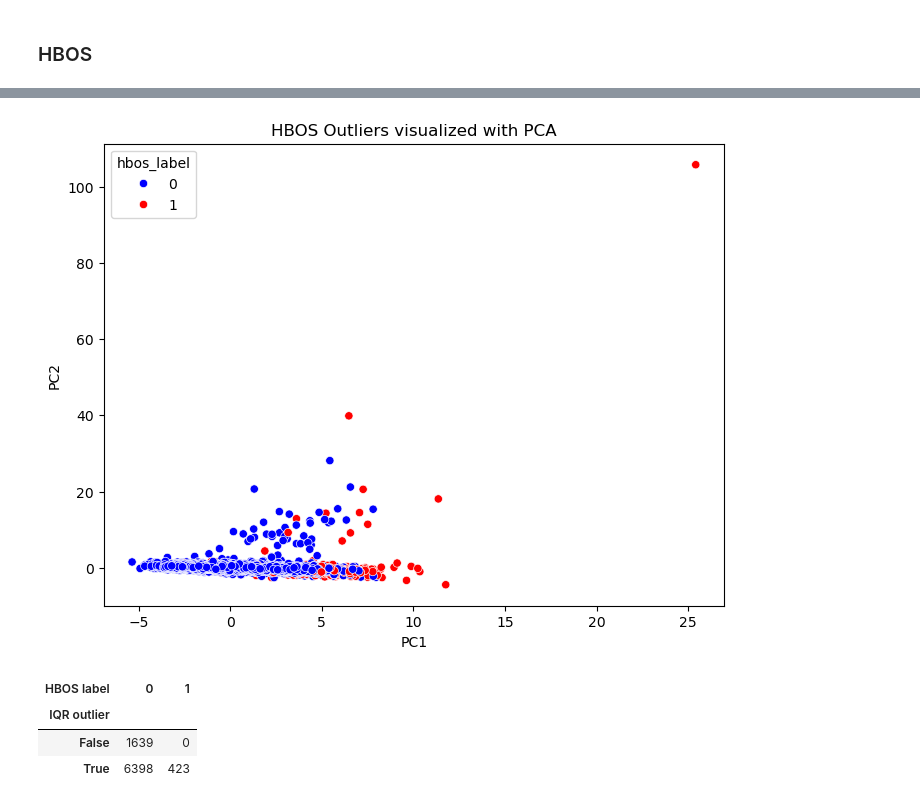
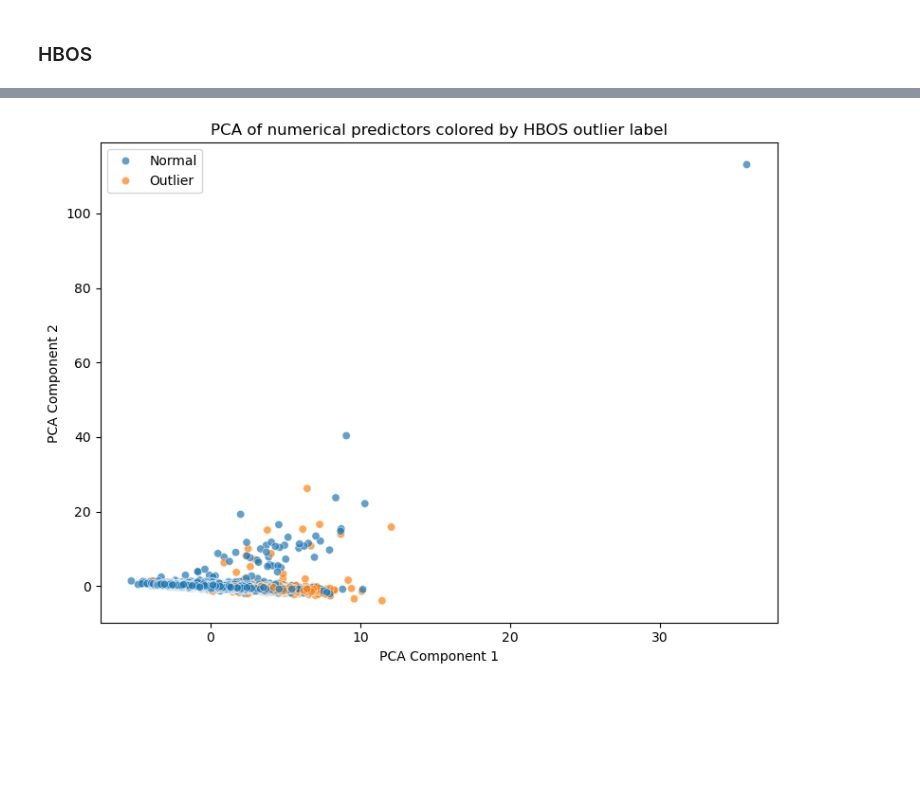
Before and after one commit to lorenzobuccolini03/Data-Mining---Advanced-Topics, a Jupyter notebook: Outliers_Detection/Naive_Approaches.ipynb, the cells around one changed output, grey strips where cells are left out. Saved outputs shown, nothing was run; the diff lists cells and outputs as text; code cells hidden in the pictures; blank space fills up the shorter version.

```diff
--- a/Outliers_Detection/Naive_Approaches.ipynb
+++ b/Outliers_Detection/Naive_Approaches.ipynb
@@ -219,8 +517,7 @@ HBOS(alpha=0.1, contamination=0.05, n_bins=10, tol=0.5)
 # %%
-df_hbos = df.copy()
+# HBOS predicted labels
 
-df_hbos["hbos_score"] = hbos.decision_scores_
-df_hbos["hbos_label"] = hbos.labels_
+hbos_labels = clf_hbos.labels_
 
-df_hbos[["hbos_score", "hbos_label"]].head()
+np.unique(hbos_labels, return_counts=True)
 # %% [output]
@@ -233,7 +525,11 @@ df_hbos[["hbos_score", "hbos_label"]].head()
 # %%
-n_outliers = df_hbos["hbos_label"].sum()
-perc_outliers = n_outliers / len(df_hbos) * 100
+hbos_results = pd.DataFrame({
 
-print("Number of HBOS outliers:", n_outliers)
-print("Percentage of HBOS outliers:", round(perc_outliers, 2), "%")
+    "hbos_score": hbos_scores,
+
+    "hbos_outlier": hbos_labels
+
+}, index=df.index)
+
+hbos_results.head()
 # %% [output]
@@ -292,38 +647,33 @@ plt.show()
 # %%
-#try to visualize the outliers in a 2D space using PCA
+#try to visualize outliers vs normal points through PCA
 from sklearn.decomposition import PCA
-
+from sklearn.preprocessing import StandardScaler
+# Standardize the data
+scaler = StandardScaler()
+X_scaled = scaler.fit_transform(X_hbos)
+# Apply PCA
 pca = PCA(n_components=2)
 X_pca = pca.fit_transform(X_scaled)
-
-df_hbos["PC1"] = X_pca[:, 0]
-df_hbos["PC2"] = X_pca[:, 1]
-
+# Create a DataFrame for plotting
+pca_df = pd.DataFrame({
+    "PCA1": X_pca[:, 0],
+    "PCA2": X_pca[:, 1],
+    "HBOS_label": hbos_results["hbos_outlier"].map({0: "Normal", 1: "Outlier"})
+})
+# Plot the PCA results
 plt.figure(figsize=(8, 6))
 sns.scatterplot(
-    data=df_hbos,
-    x="PC1",
-    y="PC2",
-    hue="hbos_label",
-    palette={0: "blue", 1: "red"}
+    data=pca_df,
+    x="PCA1",
+    y="PCA2",
+    hue="HBOS_label",
+    alpha=0.7
 )
-
-plt.title("HBOS Outliers visualized with PCA")
+plt.title("PCA of numerical predictors colored by HBOS outlier label")
+plt.xlabel("PCA Component 1")
+plt.ylabel("PCA Component 2")
+plt.legend()
+plt.tight_layout()
 plt.show()
 # %% [output]
-[figure, old version]
+[figure, new version]
-# %%
-#comparison between IQR outliers and HBOS outliers
-comparison = pd.crosstab(
-    df_outlier_summary["is_iqr_outlier"],
-    df_hbos["hbos_label"],
-    rownames=["IQR outlier"],
-    colnames=["HBOS label"]
-)
-
-comparison
-# %% [output]
-| HBOS label | 0 | 1 |
-| IQR outlier |  |  |
-| False | 1639 | 0 |
-| True | 6398 | 423 |
```
Also changed, not shown: parts of 42 cells of this notebook, 2 other files.
